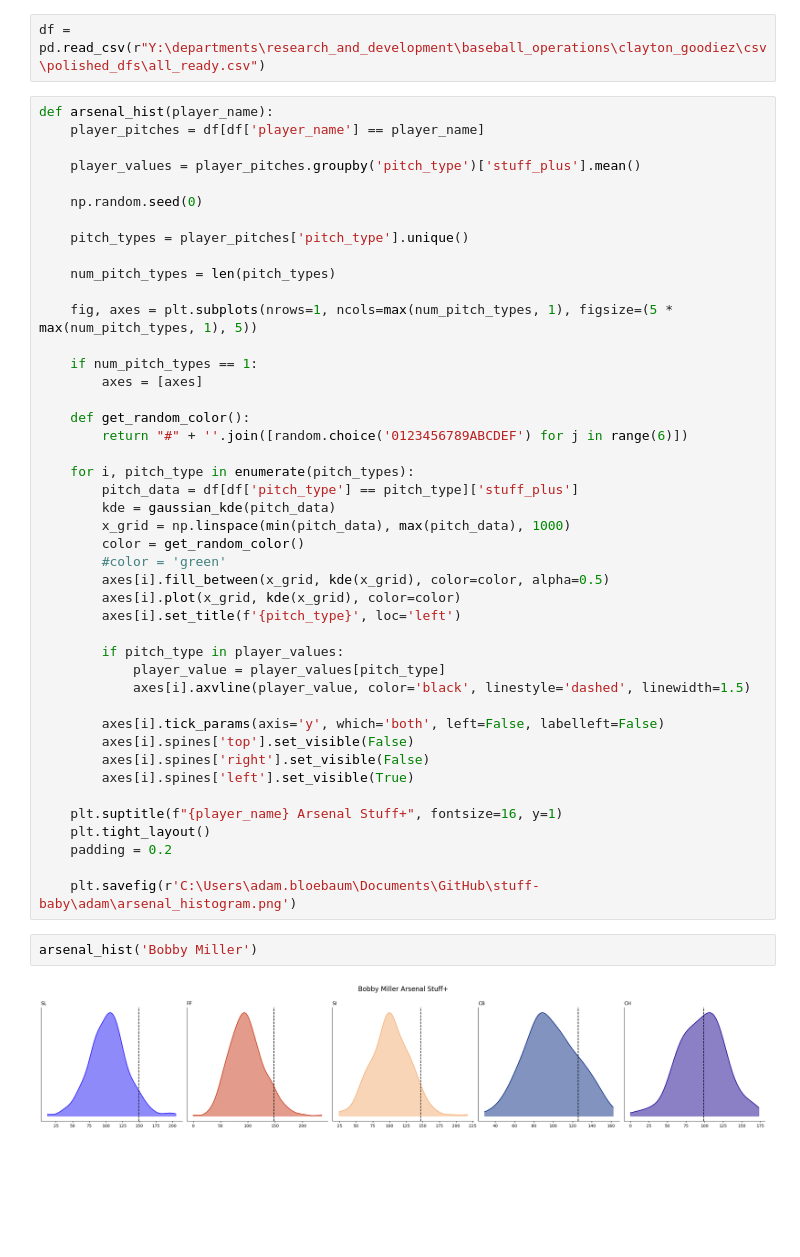
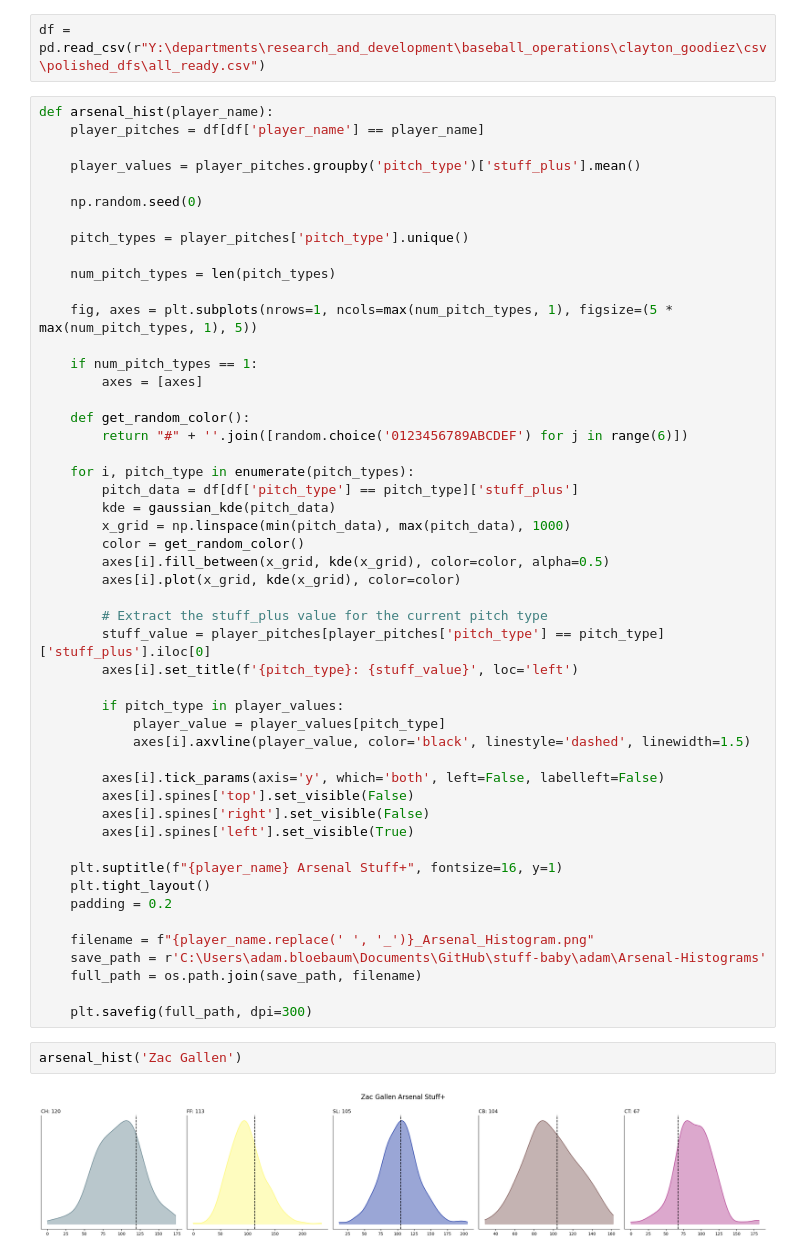
Before and after one commit to claytona500/stuff-baby, a Jupyter notebook: adam/arsenal_histogram.ipynb, the cells around one changed output. Cells and saved outputs as stored; diff of their text form; blank space fills up the shorter version.

Commit message:
dynamic file path and folder convention

```diff
--- a/adam/arsenal_histogram.ipynb
+++ b/adam/arsenal_histogram.ipynb
@@ -32,10 +33,12 @@ def arsenal_hist(player_name):
         kde = gaussian_kde(pitch_data)
         x_grid = np.linspace(min(pitch_data), max(pitch_data), 1000)
         color = get_random_color()
-        #color = 'green'
         axes[i].fill_between(x_grid, kde(x_grid), color=color, alpha=0.5)
         axes[i].plot(x_grid, kde(x_grid), color=color)
-        axes[i].set_title(f'{pitch_type}', loc='left')
+
+        # Extract the stuff_plus value for the current pitch type
+        stuff_value = player_pitches[player_pitches['pitch_type'] == pitch_type]['stuff_plus'].iloc[0]
+        axes[i].set_title(f'{pitch_type}: {stuff_value}', loc='left')
 
         if pitch_type in player_values:
             player_value = player_values[pitch_type]
@@ -50,8 +53,12 @@ def arsenal_hist(player_name):
     plt.tight_layout()
     padding = 0.2
 
-    plt.savefig(r'C:\Users\adam.bloebaum\Documents\GitHub\stuff-baby\adam\arsenal_histogram.png')
+    filename = f"{player_name.replace(' ', '_')}_Arsenal_Histogram.png"
+    save_path = r'C:\Users\adam.bloebaum\Documents\GitHub\stuff-baby\adam\Arsenal-Histograms'
+    full_path = os.path.join(save_path, filename)
+
+    plt.savefig(full_path, dpi=300)
-# %%
-arsenal_hist('Bobby Miller')
-# %% [output]
-[figure, removed]
+# %%
+arsenal_hist('Zac Gallen')
+# %% [output]
+[figure, added]
```
Also changed, not shown: parts of 1 cell of this notebook, 11 other files.
